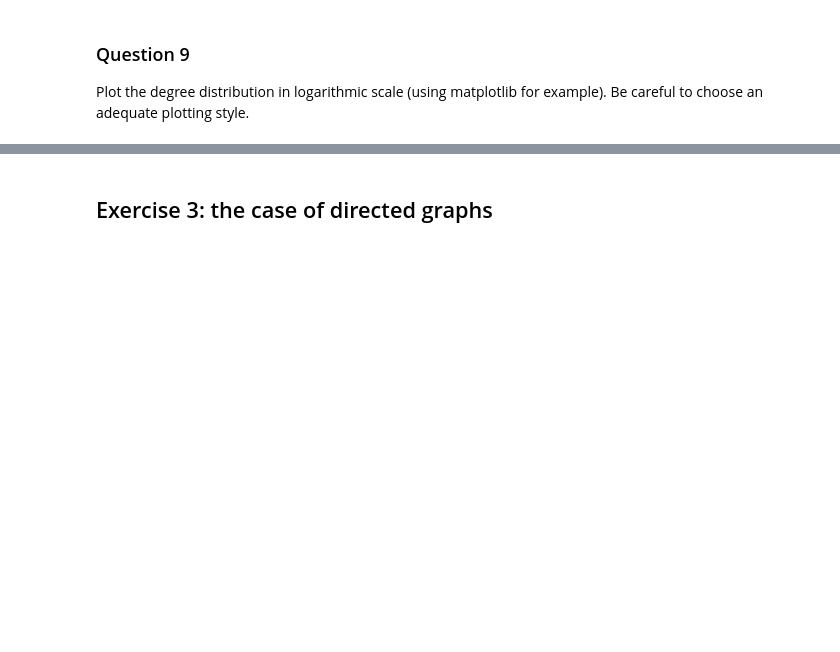
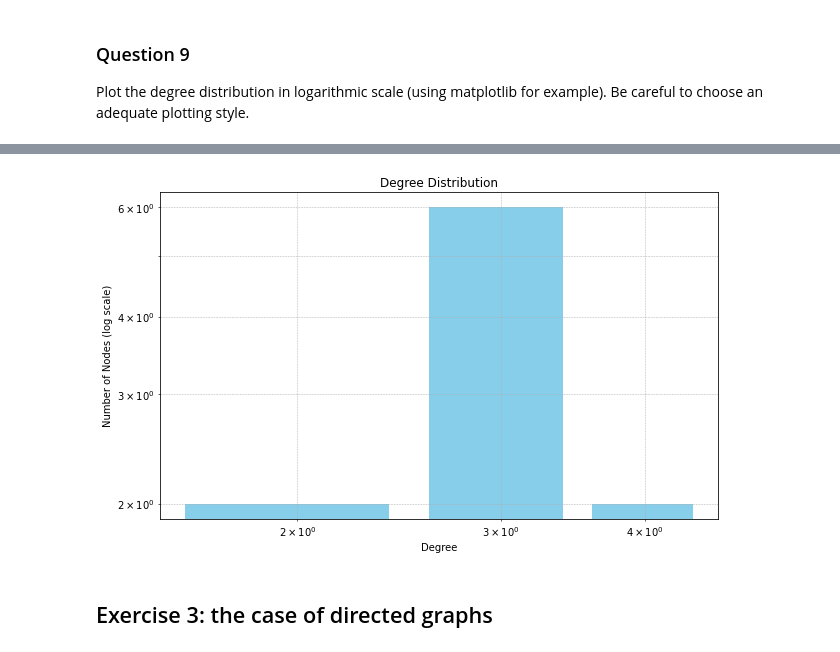
Before and after one commit to JackThay/NAM_TP1, a Jupyter notebook: TP1_Students.ipynb, the cells around one changed output, grey strips where cells are left out. Cells and saved outputs as stored; diff of their text form; code cells hidden in the pictures; blank space fills up the shorter version.

```diff
--- a/TP1_Students.ipynb
+++ b/TP1_Students.ipynb
@@ -231,3 +357,8 @@ plot_degree_distribution(adjacency_list)
+# %%
+adjacency_list = load_graph('clean_graph.txt')
+plot_degree_distribution(adjacency_list)
+# %% [output]
+[figure, added]
 # %% [markdown]
 ## Exercise 3: the case of directed graphs
 # %% [markdown]
```
Also changed, not shown: parts of 51 cells of this notebook, 1 other file.
